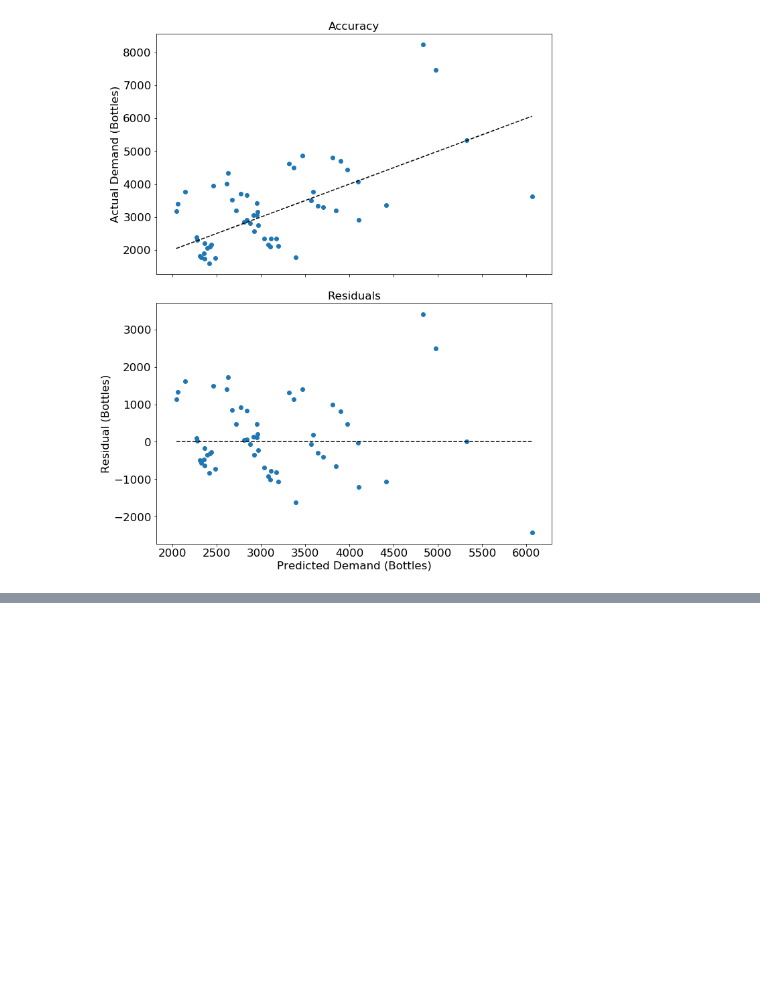
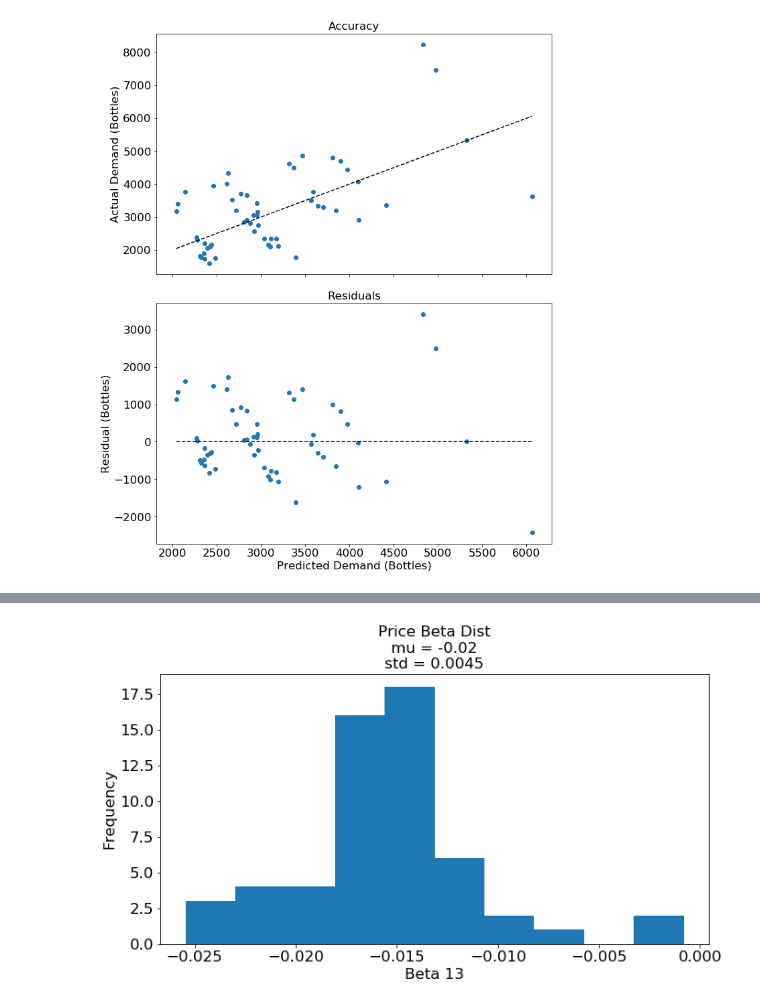
Before and after one commit to bulentarslan/drink-worthy-data, a Jupyter notebook: drink-worthy-data.ipynb, the cells around one changed output, grey strips where cells are left out. Drawn from its saved outputs; the diff is of its cells as text; code cells hidden in the pictures; blank space fills up the shorter version.

```diff
--- a/drink-worthy-data.ipynb
+++ b/drink-worthy-data.ipynb
@@ -326,0 +379,10 @@ fig.savefig('img/residuals_distribution.png')
+# %%
+fig, ax = plt.subplots(1, 1, figsize=(10, 6))
+ax.hist(betas[:,12])
+ax.set_title('Price Beta Dist' + '\n' + 'mu = ' + str(betas[:,12].mean().round(2)) + '\n' + 'std = ' + str(betas[:,12].std().round(4)))
+ax.set_ylabel('Frequency')
+ax.set_xlabel('Beta 13')
+fig.tight_layout()
+fig.savefig('./img/price_elasticity_hist.png')
+# %% [output]
+[figure, added]
```
Also changed, not shown: parts of 7 cells of this notebook, 5 other files.
